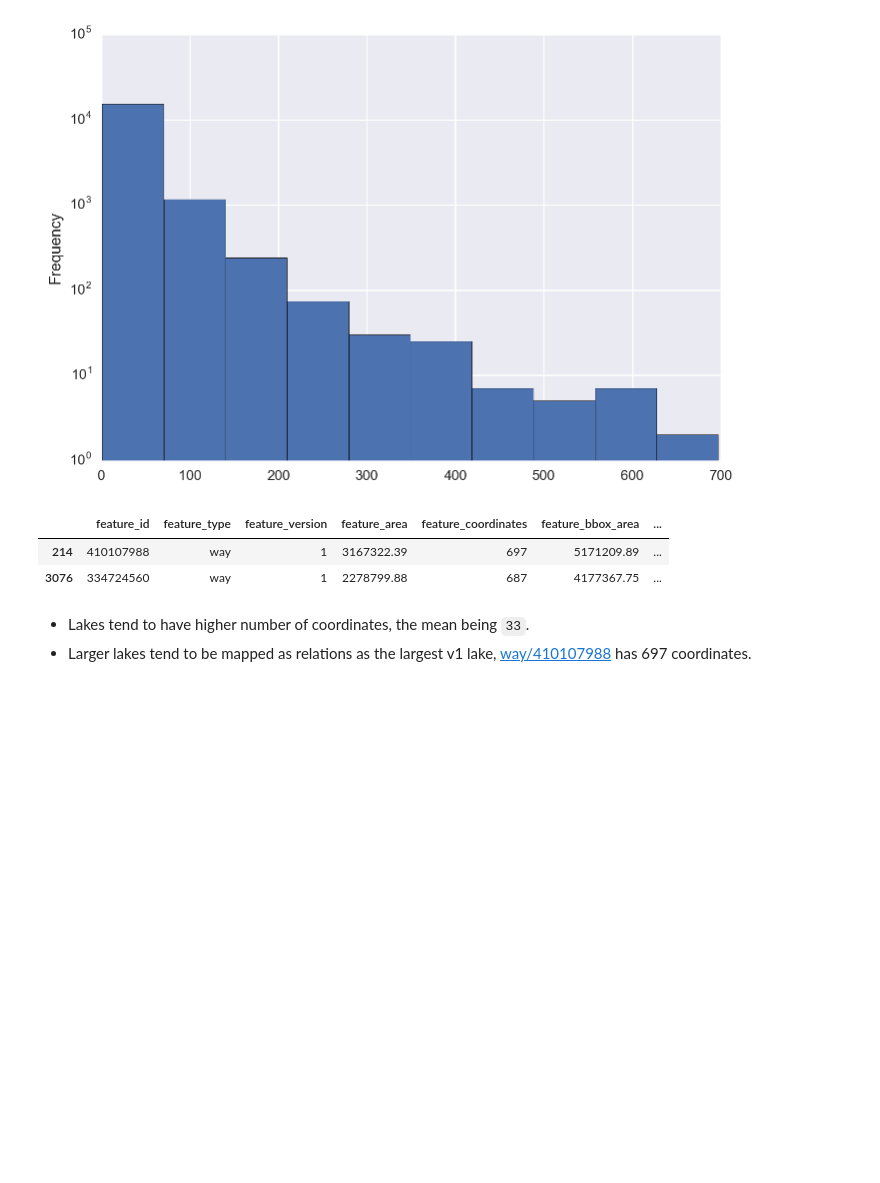
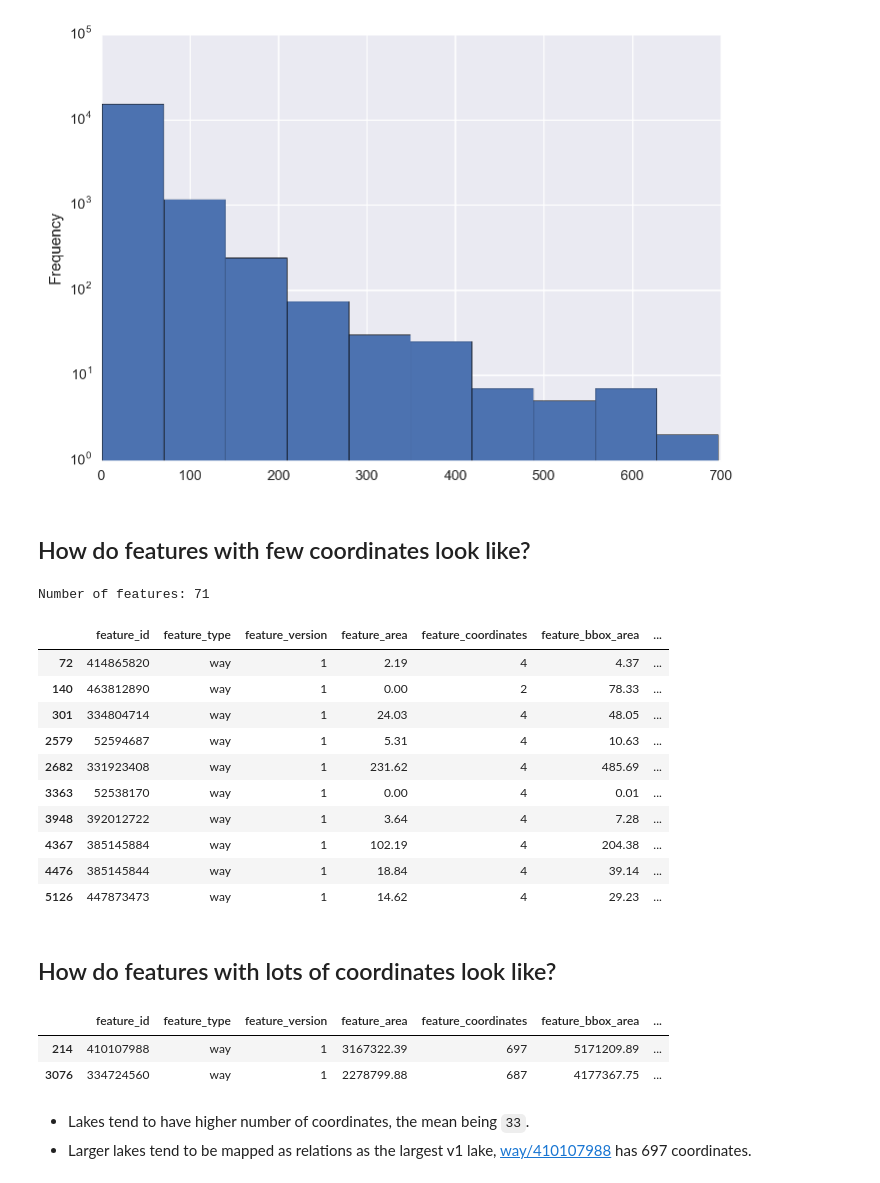
Before and after one commit to mapbox/osm-compare, a Jupyter notebook: notebooks/Save water.ipynb, the cells around one changed output. Drawn from its saved outputs; the diff is of its cells as text; code cells hidden in the pictures; blank space fills up the shorter version.

```diff
--- a/notebooks/Save water.ipynb
+++ b/notebooks/Save water.ipynb
@@ -152,13 +159,34 @@ ax = features['feature_coordinates'].plot.hist()
 ax.set_yscale('log')
 # %% [output]
 [figure]
-# %%
-# Outliers: Large number of cordinates
-features[features['feature_coordinates'] > 600]
-# %% [output]
-|  | feature_id | feature_type | feature_version | feature_area | feature_coordinates | feature_bbox_area | ... |
-| 214 | 410107988 | way | 1 | 3167322.39 | 697 | 5171209.89 | ... |
-| 3076 | 334724560 | way | 1 | 2278799.88 | 687 | 4177367.75 | ... |
+# %% [markdown]
+## How do features with few coordinates look like?
+# %%
+# A polygon should have atleast 3 coordinates.
+temp = features[(features['feature_type'] != 'node') & (features['feature_coordinates'] < 5)]
+print('Number of features: {}'.format(temp.shape[0]))
+temp.head(10)
+# %% [output]
+Number of features: 71
+|  | feature_id | feature_type | feature_version | feature_area | feature_coordinates | feature_bbox_area | ... |
+| 72 | 414865820 | way | 1 | 2.19 | 4 | 4.37 | ... |
+| 140 | 463812890 | way | 1 | 0.00 | 2 | 78.33 | ... |
+| 301 | 334804714 | way | 1 | 24.03 | 4 | 48.05 | ... |
+| 2579 | 52594687 | way | 1 | 5.31 | 4 | 10.63 | ... |
+| 2682 | 331923408 | way | 1 | 231.62 | 4 | 485.69 | ... |
+| 3363 | 52538170 | way | 1 | 0.00 | 4 | 0.01 | ... |
+| 3948 | 392012722 | way | 1 | 3.64 | 4 | 7.28 | ... |
+| 4367 | 385145884 | way | 1 | 102.19 | 4 | 204.38 | ... |
+| 4476 | 385145844 | way | 1 | 18.84 | 4 | 39.14 | ... |
+| 5126 | 447873473 | way | 1 | 14.62 | 4 | 29.23 | ... |
+# %% [markdown]
+## How do features with lots of coordinates look like?
+# %%
+features[features['feature_coordinates'] > 600]
+# %% [output]
+|  | feature_id | feature_type | feature_version | feature_area | feature_coordinates | feature_bbox_area | ... |
+| 214 | 410107988 | way | 1 | 3167322.39 | 697 | 5171209.89 | ... |
+| 3076 | 334724560 | way | 1 | 2278799.88 | 687 | 4177367.75 | ... |
 # %% [markdown]
 - Lakes tend to have higher number of coordinates, the mean being `33`.
 - Larger lakes tend to be mapped as relations as the largest v1 lake, [way/410107988](http://www.openstreetmap.org/way/410107988) has 697 coordinates.
```
Also changed, not shown: parts of 9 cells of this notebook, 1 other file.
